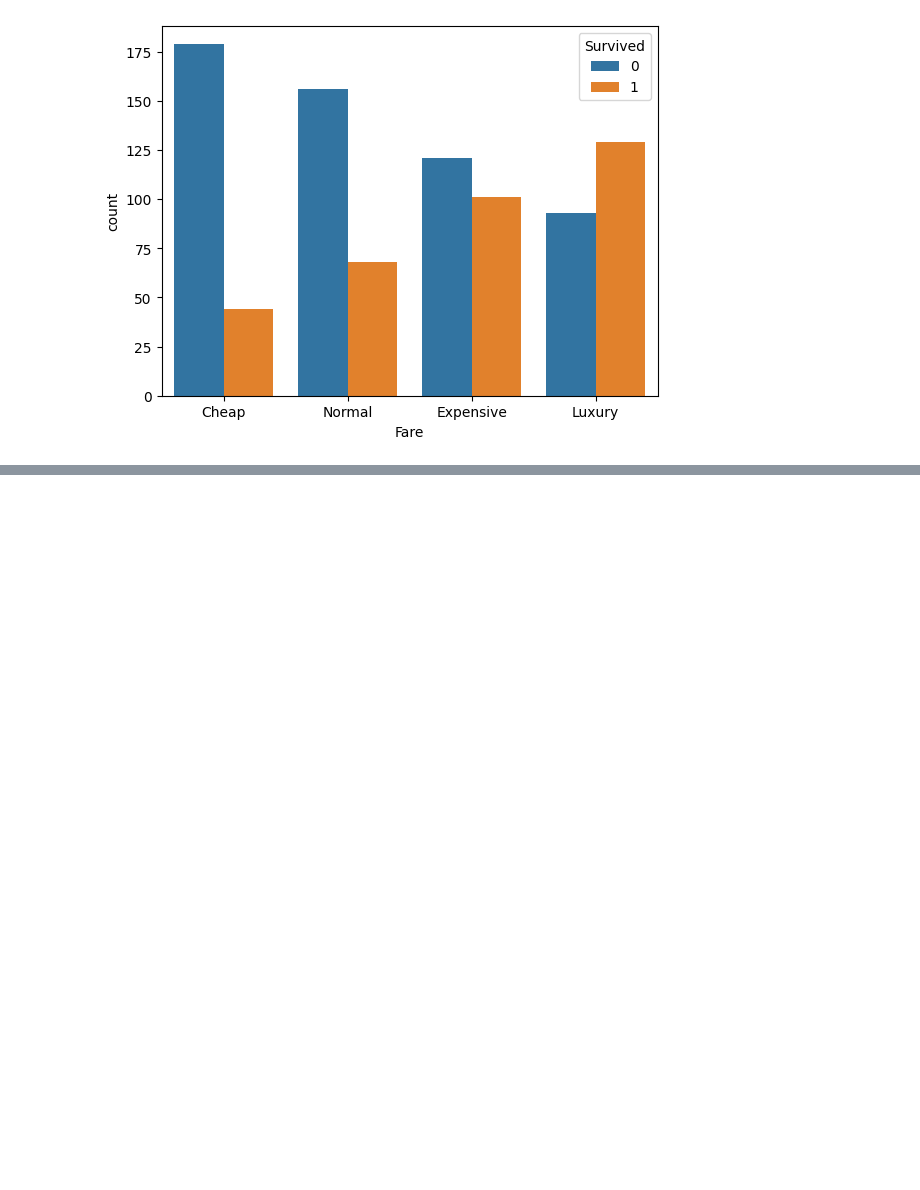
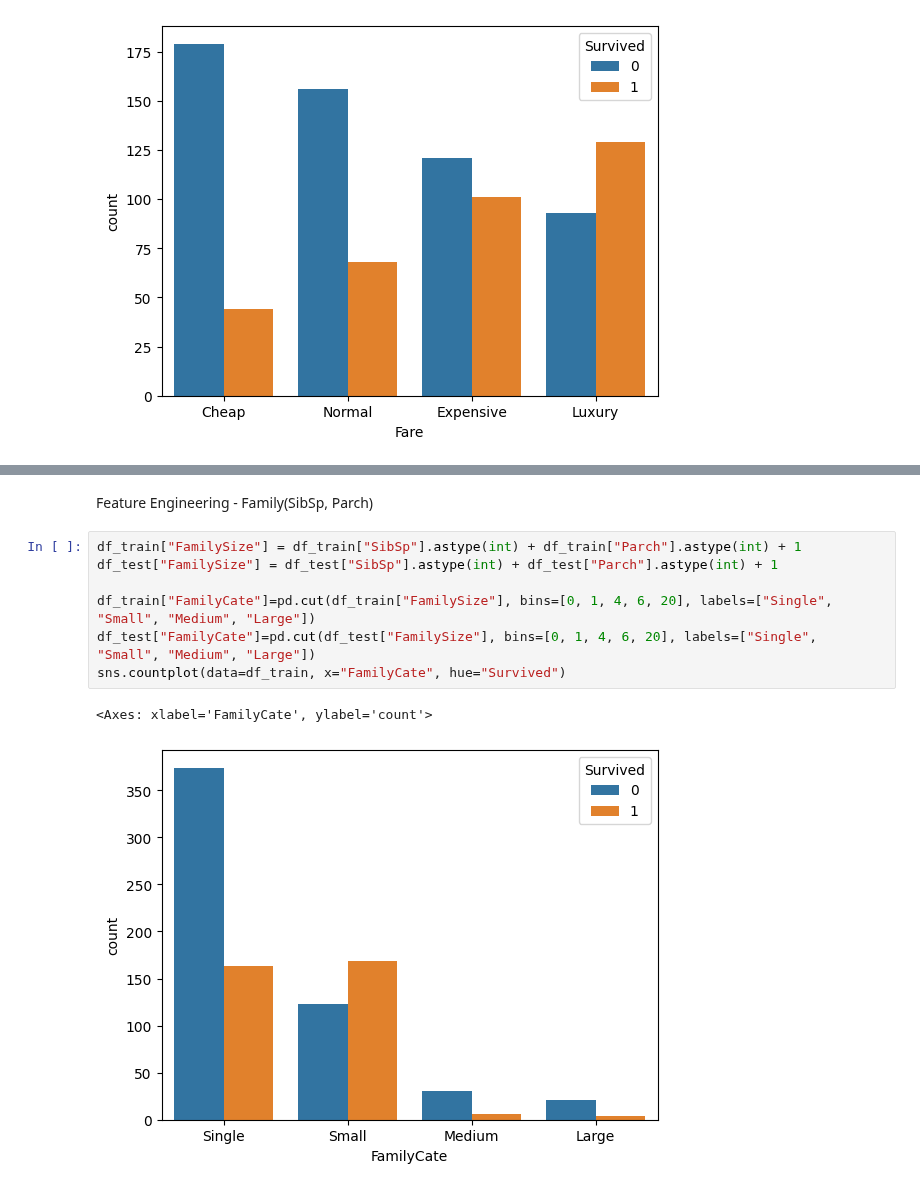
Before and after one commit to Anlh-ogr/Titanic_ML_From_Disaster, a Jupyter notebook: Survival_Prediction.ipynb, the cells around one changed output, grey strips where cells are left out. Drawn from its saved outputs; the diff is of its cells as text; blank space fills up the shorter version.

```diff
--- a/Survival_Prediction.ipynb
+++ b/Survival_Prediction.ipynb
@@ -129,0 +199,12 @@ sns.countplot(x=pd.qcut(df_train["Fare"], q=4, labels=categories_fare), hue="Sur
+# %% [markdown]
+Feature Engineering - Family(SibSp, Parch)
+# %%
+df_train["FamilySize"] = df_train["SibSp"].astype(int) + df_train["Parch"].astype(int) + 1
+df_test["FamilySize"] = df_test["SibSp"].astype(int) + df_test["Parch"].astype(int) + 1
+
+df_train["FamilyCate"]=pd.cut(df_train["FamilySize"], bins=[0, 1, 4, 6, 20], labels=["Single", "Small", "Medium", "Large"])
+df_test["FamilyCate"]=pd.cut(df_test["FamilySize"], bins=[0, 1, 4, 6, 20], labels=["Single", "Small", "Medium", "Large"])
+sns.countplot(data=df_train, x="FamilyCate", hue="Survived")
+# %% [output]
+<Axes: xlabel='FamilyCate', ylabel='count'>
+[figure, added]
```
Also changed, not shown: parts of 21 cells of this notebook.
